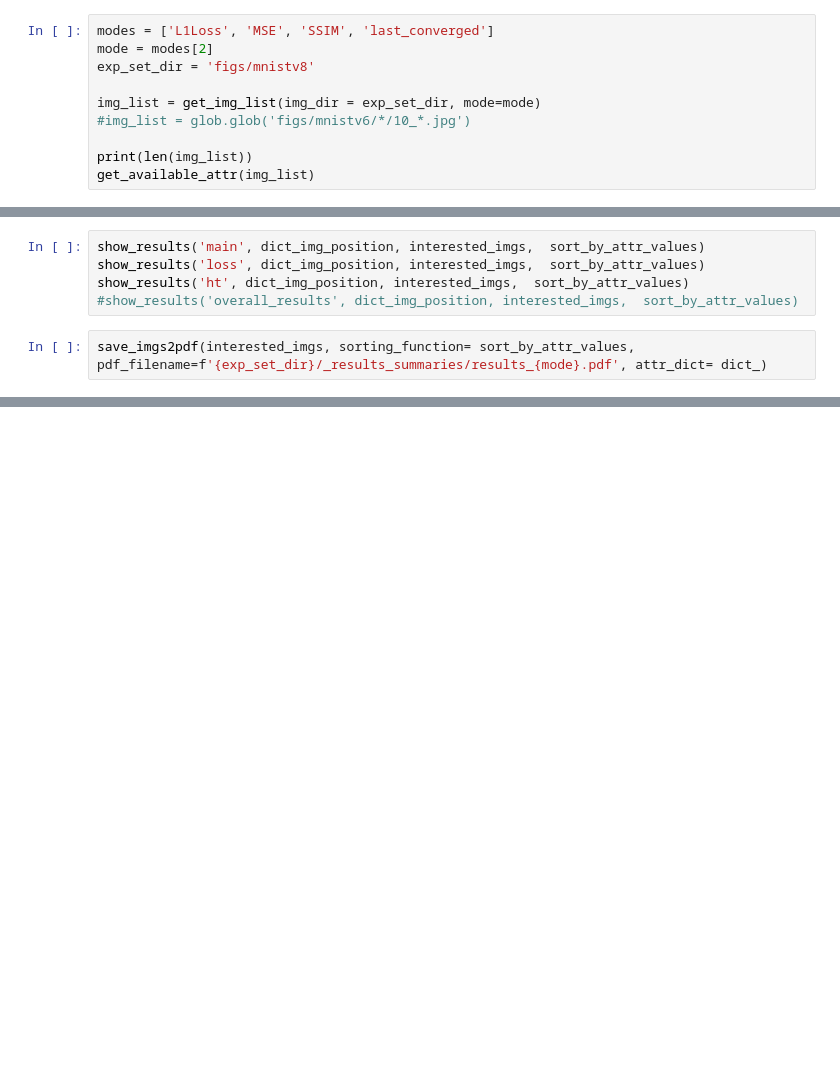
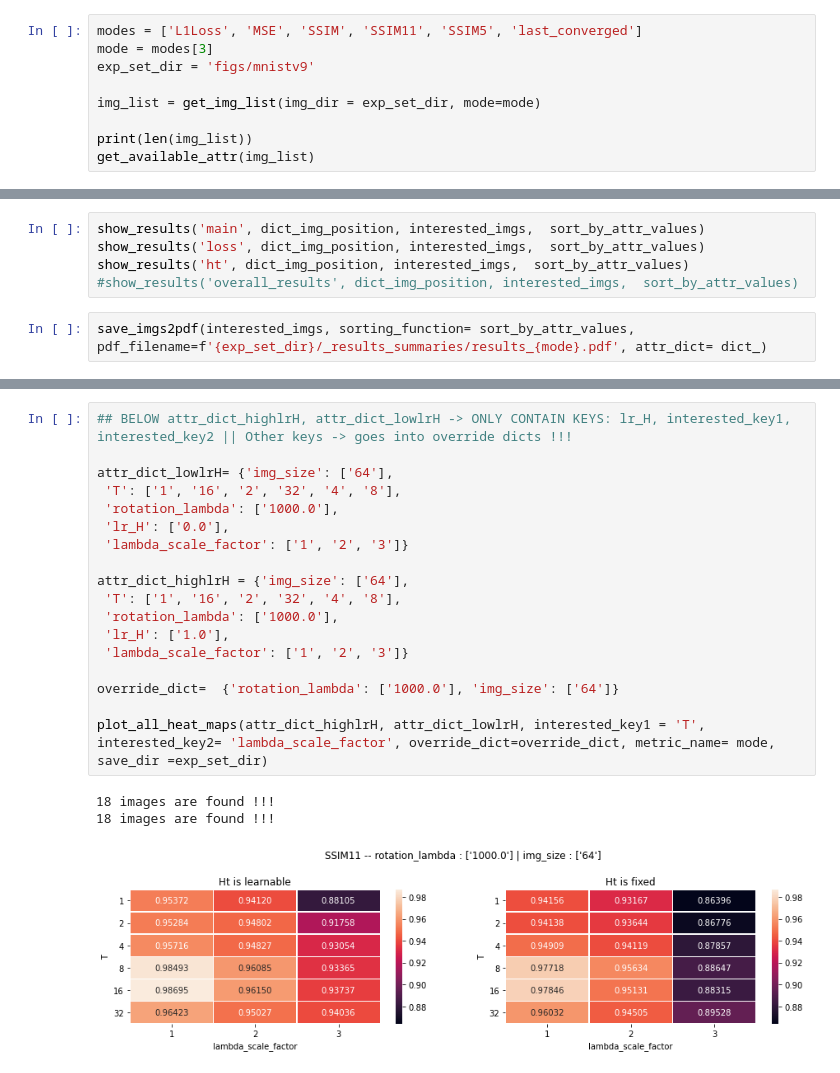
Before and after one commit to dushanw/DabbaMu-DEEP-TFM, a Jupyter notebook: aim2/summarize_results.ipynb, the cells around one changed output, grey strips where cells are left out. Drawn from its saved outputs; the diff is of its cells as text; blank space fills up the shorter version.

```diff
--- a/aim2/summarize_results.ipynb
+++ b/aim2/summarize_results.ipynb
@@ -332,10 +323,9 @@ print(count)
 # %%
-modes = ['L1Loss', 'MSE', 'SSIM', 'last_converged']
-mode = modes[2]
-exp_set_dir = 'figs/mnistv8'
+modes = ['L1Loss', 'MSE', 'SSIM', 'SSIM11', 'SSIM5', 'last_converged']
+mode = modes[3]
+exp_set_dir = 'figs/mnistv9'
 
 img_list = get_img_list(img_dir = exp_set_dir, mode=mode)
-#img_list = glob.glob('figs/mnistv6/*/10_*.jpg')
 
 print(len(img_list))
 get_available_attr(img_list)
@@ -387 +368,23 @@ def heatmap_sort_function(heatmap_dir):
+# %%
+## BELOW attr_dict_highlrH, attr_dict_lowlrH -> ONLY CONTAIN KEYS: lr_H, interested_key1, interested_key2 || Other keys -> goes into override dicts !!!
+
+attr_dict_lowlrH= {'img_size': ['64'],
+ 'T': ['1', '16', '2', '32', '4', '8'],
+ 'rotation_lambda': ['1000.0'],
+ 'lr_H': ['0.0'],
+ 'lambda_scale_factor': ['1', '2', '3']}
+
+attr_dict_highlrH = {'img_size': ['64'],
+ 'T': ['1', '16', '2', '32', '4', '8'],
+ 'rotation_lambda': ['1000.0'],
+ 'lr_H': ['1.0'],
+ 'lambda_scale_factor': ['1', '2', '3']}
+
+override_dict=  {'rotation_lambda': ['1000.0'], 'img_size': ['64']}
+
+plot_all_heat_maps(attr_dict_highlrH, attr_dict_lowlrH, interested_key1 = 'T', interested_key2= 'lambda_scale_factor', override_dict=override_dict, metric_name= mode, save_dir =exp_set_dir)
+# %% [output]
+18 images are found !!!
+18 images are found !!!
+[figure, added]
 # %%
```
Also changed, not shown: parts of 13 cells of this notebook, 8 other files.
